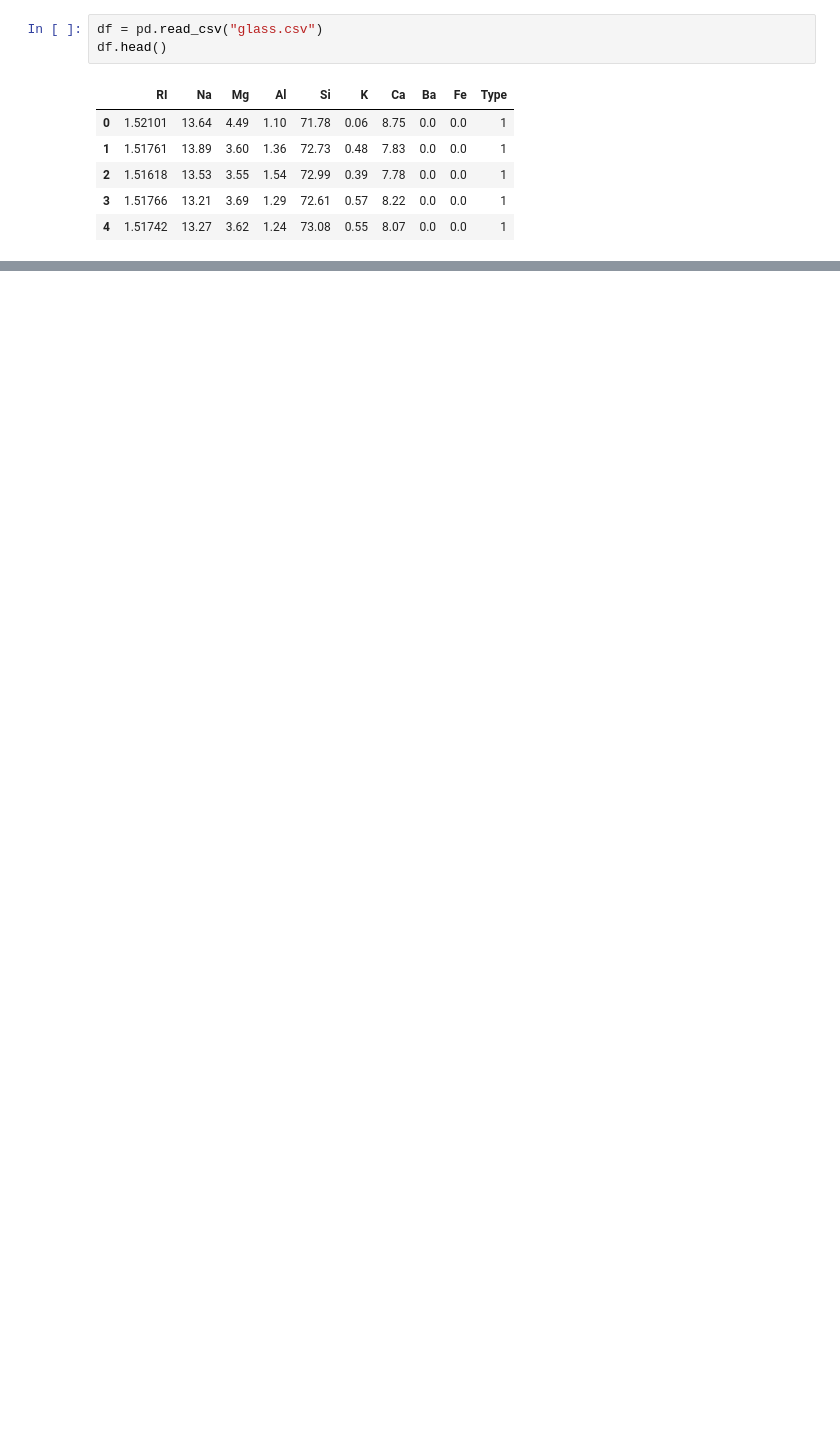
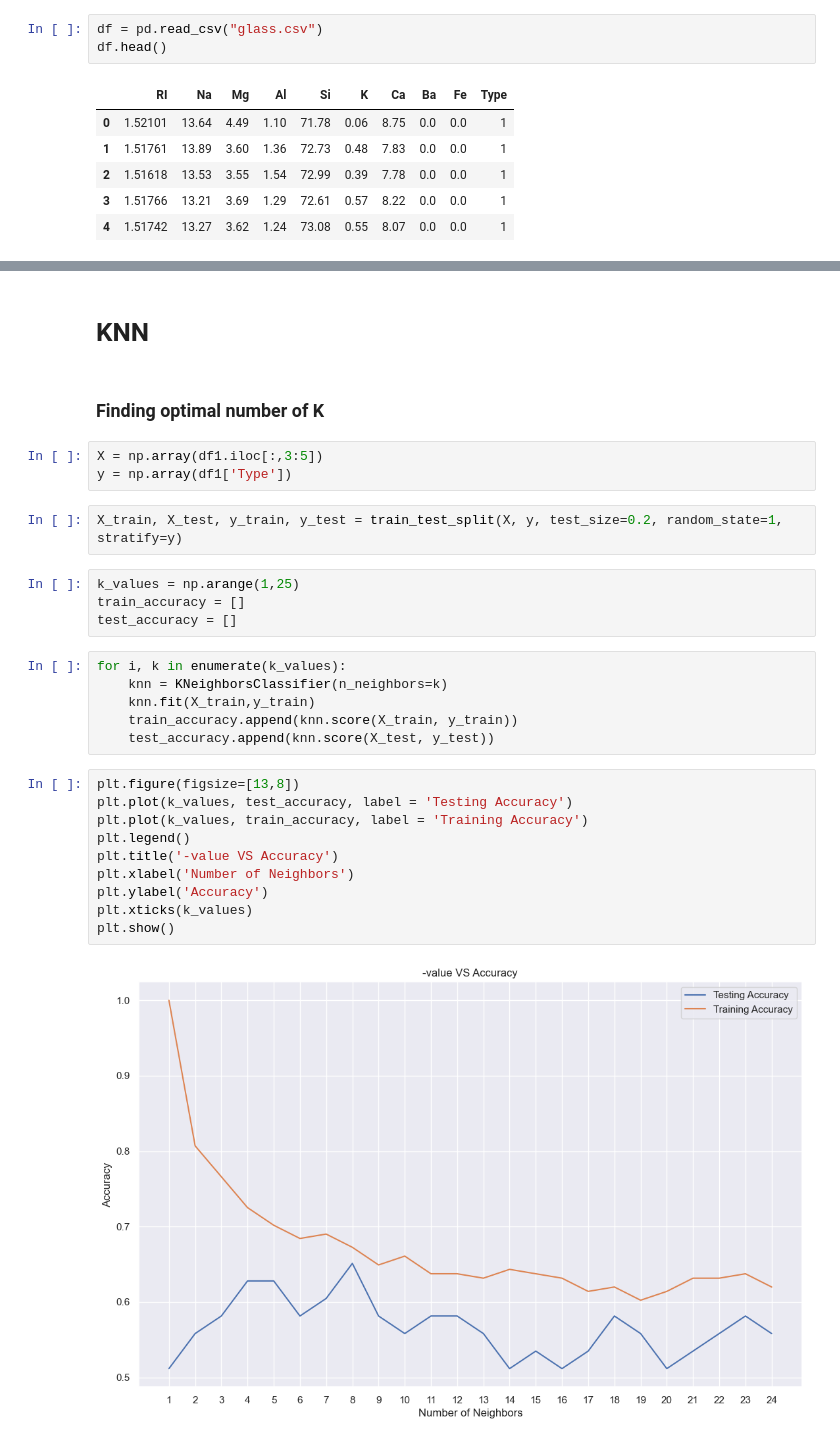
Before and after one commit to RajeshMahadevappa/DataScience-Exercise, a Jupyter notebook: KNN/KNN _Glass.ipynb, the cells around one changed output, grey strips where cells are left out. Saved outputs shown, nothing was run; the diff lists cells and outputs as text; blank space fills up the shorter version.

```diff
--- a/KNN/KNN _Glass.ipynb
+++ b/KNN/KNN _Glass.ipynb
@@ -102,0 +73,31 @@ k_scores
+# %% [markdown]
+# KNN
+# %% [markdown]
+### Finding optimal number of K
+# %%
+X = np.array(df1.iloc[:,3:5])
+y = np.array(df1['Type'])
+# %%
+X_train, X_test, y_train, y_test = train_test_split(X, y, test_size=0.2, random_state=1, stratify=y)
+# %%
+k_values = np.arange(1,25)
+train_accuracy = []
+test_accuracy = []
+# %%
+for i, k in enumerate(k_values):
+    knn = KNeighborsClassifier(n_neighbors=k)
+    knn.fit(X_train,y_train)
+    train_accuracy.append(knn.score(X_train, y_train))
+    test_accuracy.append(knn.score(X_test, y_test))
+# %%
+plt.figure(figsize=[13,8])
+plt.plot(k_values, test_accuracy, label = 'Testing Accuracy')
+plt.plot(k_values, train_accuracy, label = 'Training Accuracy')
+plt.legend()
+plt.title('-value VS Accuracy')
+plt.xlabel('Number of Neighbors')
+plt.ylabel('Accuracy')
+plt.xticks(k_values)
+plt.show()
+# %% [output]
+[figure, added]
```
Also changed, not shown: parts of 29 cells of this notebook, 1 other file.
